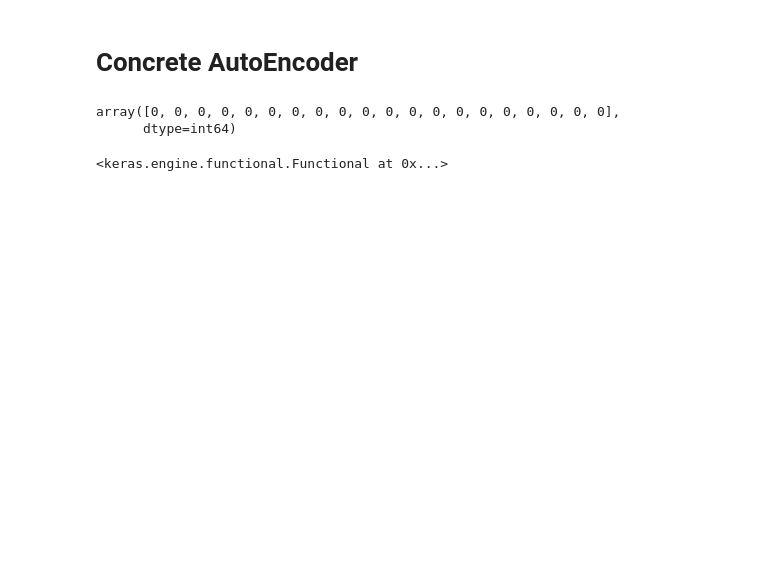
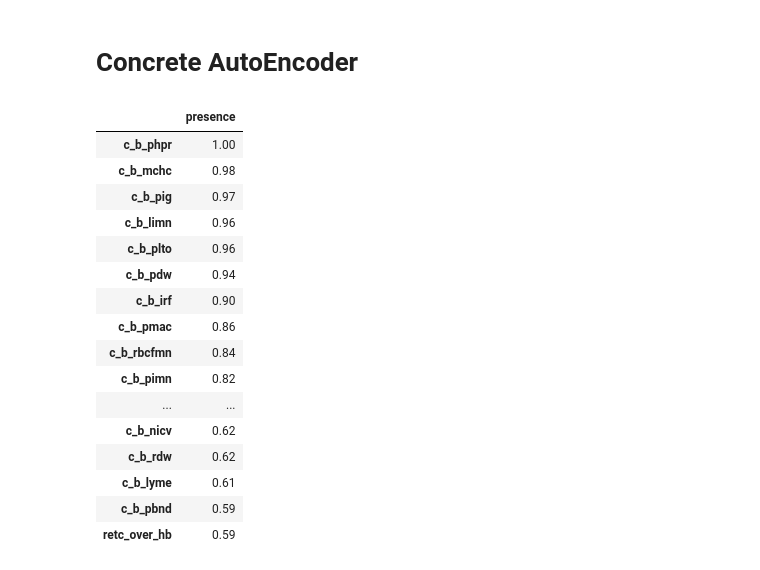
Before and after one commit to HJJoosse/celldyn_embedder, a Jupyter notebook: sandbox/exploration_of_celldyn.ipynb, the cells around one changed output. Saved outputs shown, nothing was run; the diff lists cells and outputs as text; code cells hidden in the pictures; blank space fills up the shorter version.

```diff
--- a/sandbox/exploration_of_celldyn.ipynb
+++ b/sandbox/exploration_of_celldyn.ipynb
@@ -671,33 +657,56 @@ from keras.utils import to_categorical
 from keras.layers import Dense, Dropout, LeakyReLU
 from sklearn.model_selection import train_test_split
 # %%
-X  = StandardScaler().fit_transform(celldyn.dropna().sample(50000).loc[:, meas_cols].values)
+X  = QuantileTransformer(output_distribution='normal', n_quantiles=250).fit_transform(celldyn.dropna().sample(100000).loc[:, meas_cols].values)
 
-x_train, x_test, _, _ = train_test_split(X, X, test_size=0.2, random_state=42)
-x_train = np.reshape(x_train, (len(x_train), -1))
-x_test = np.reshape(x_test, (len(x_test), -1))
+num_rounds = 100
+feature_selection = []
+for _ in tqdm(range(num_rounds)):
+    x_train, x_test, _, _ = train_test_split(X, X, test_size=0.2, random_state=None)
+    x_train = np.reshape(x_train, (len(x_train), -1))
+    x_test = np.reshape(x_test, (len(x_test), -1))
 
-def decoder(x):
-    x = Dense(320)(x)
-    x = LeakyReLU(0.2)(x)
-    x = Dropout(0.1)(x)
-    x = Dense(320)(x)
-    x = LeakyReLU(0.2)(x)
-    x = Dropout(0.1)(x)
-    x = Dense(X.shape[1])(x)
-    return x
+    def decoder(x):
+        x = Dense(512)(x)
+        x = LeakyReLU(0.2)(x)
+        x = Dropout(0.1)(x)
+        x = Dense(512)(x)
+        x = LeakyReLU(0.2)(x)
+        x = Dropout(0.1)(x)
+        x = Dense(X.shape[1])(x)
+        return x
 
-selector = ConcreteAutoencoderFeatureSelector(K = 20, output_function = decoder, num_epochs = 800)
+    selector = ConcreteAutoencoderFeatureSelector(K = 32, output_function = decoder, num_epochs = 450)
 
-selector.fit(x_train, x_train, x_test, x_test)
+    selector.fit(x_train, x_train, x_test, x_test)
+    feature_selection.append(np.array(meas_cols)[selector.get_support(indices=True)])
-# %%
-selector.get_support(indices=True)
-# %% [output]
-array([0, 0, 0, 0, 0, 0, 0, 0, 0, 0, 0, 0, 0, 0, 0, 0, 0, 0, 0, 0],
-      dtype=int64)
-# %%
-selector.get_params()
-# %% [output]
-<keras.engine.functional.Functional at 0x...>
+# %%
+count_dict = defaultdict(int)
+
+for i in feature_selection:
+    for j in i:
+        count_dict[j] += 1/len(feature_selection)
+
+    presence_df = pd.DataFrame(count_dict, index=[0]).T.sort_values(by=0, ascending=False).rename(columns={0:'presence'})
+# %%
+presence_df[:20]
+# %% [output]
+|  | presence |
+| c_b_phpr | 1.00 |
+| c_b_mchc | 0.98 |
+| c_b_pig | 0.97 |
+| c_b_limn | 0.96 |
+| c_b_plto | 0.96 |
+| c_b_pdw | 0.94 |
+| c_b_irf | 0.90 |
+| c_b_pmac | 0.86 |
+| c_b_rbcfmn | 0.84 |
+| c_b_pimn | 0.82 |
+| ... | ... |
+| c_b_nicv | 0.62 |
+| c_b_rdw | 0.62 |
+| c_b_lyme | 0.61 |
+| c_b_pbnd | 0.59 |
+| retc_over_hb | 0.59 |
 # %%
 # https://github.com/bwohlberg/sporco
```
Also changed, not shown: parts of 40 cells of this notebook.
